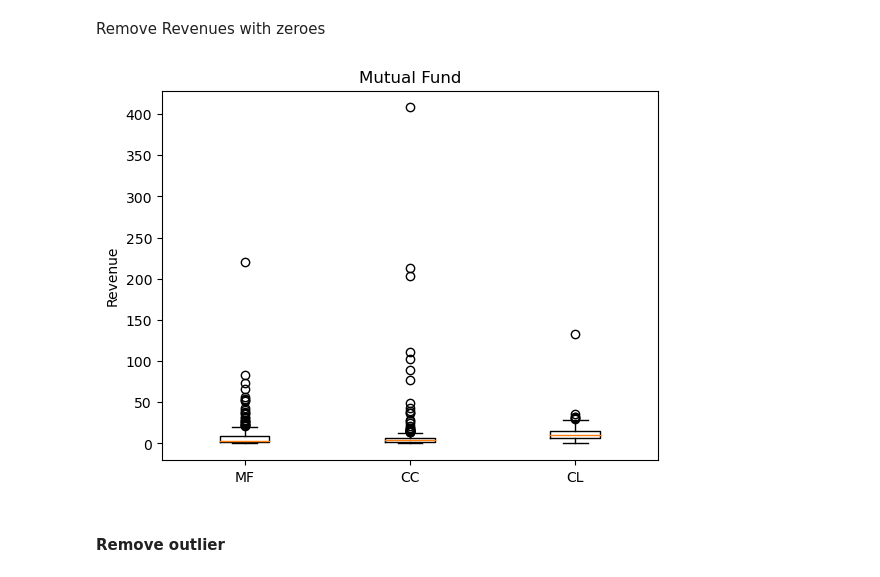
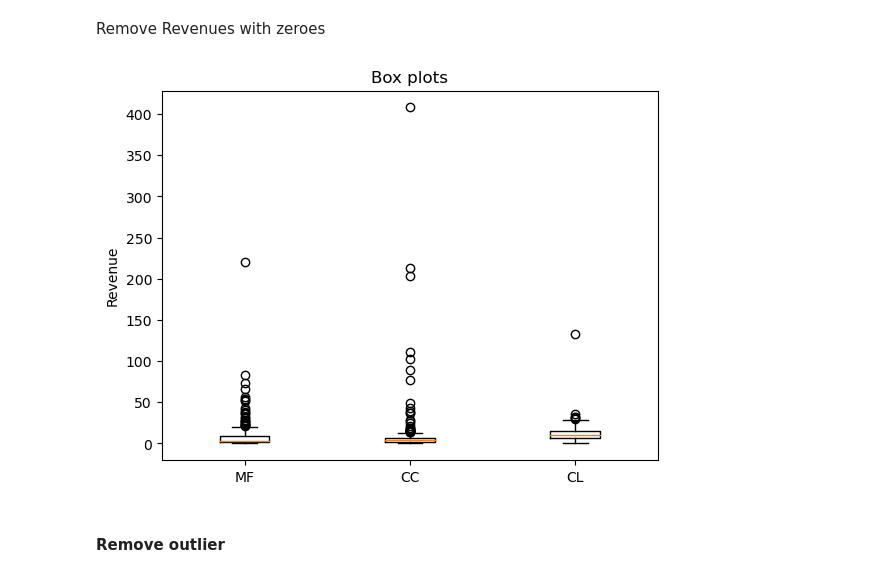
Before and after one commit to ahryho/direct-marketing-optimisation, a Jupyter notebook: notebooks/03_model.ipynb, the cells around one changed output. Cells and saved outputs as stored; diff of their text form; code cells hidden in the pictures.

```diff
--- a/notebooks/03_model.ipynb
+++ b/notebooks/03_model.ipynb
@@ -538,11 +597,11 @@ revenue_cc = dmo_train['Revenue_CC'][dmo_train['Revenue_CC']>0]
 revenue_cl = dmo_train['Revenue_CL'][dmo_train['Revenue_CL']>0]
 # %%
 plt.boxplot([revenue_mf, revenue_cc, revenue_cl], labels = ["MF", "CC", "CL"])
-plt.title("Mutual Fund")
+plt.title("Box plots")
 plt.ylabel('Revenue')
 plt.show()
 # %% [output]
-[figure, old version]
+[figure, new version]
 # %% [markdown]
 #### Remove outlier
 # %%
```
Also changed, not shown: parts of 41 cells of this notebook.
